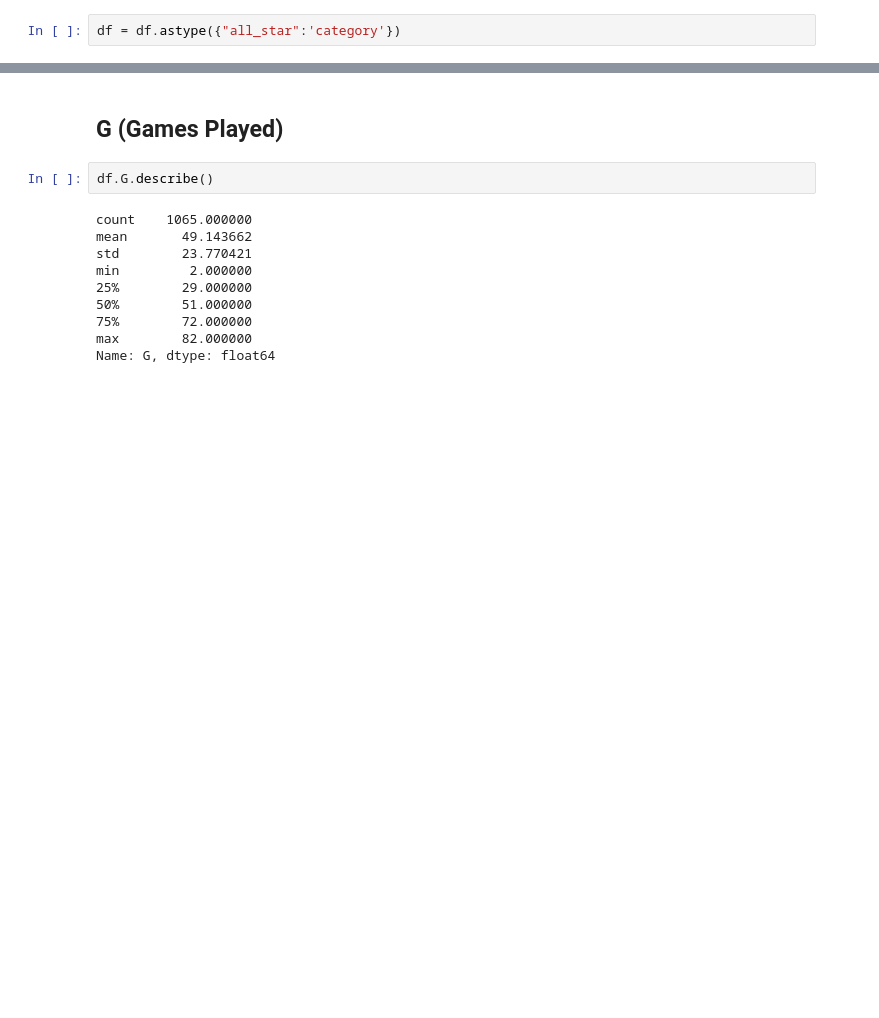
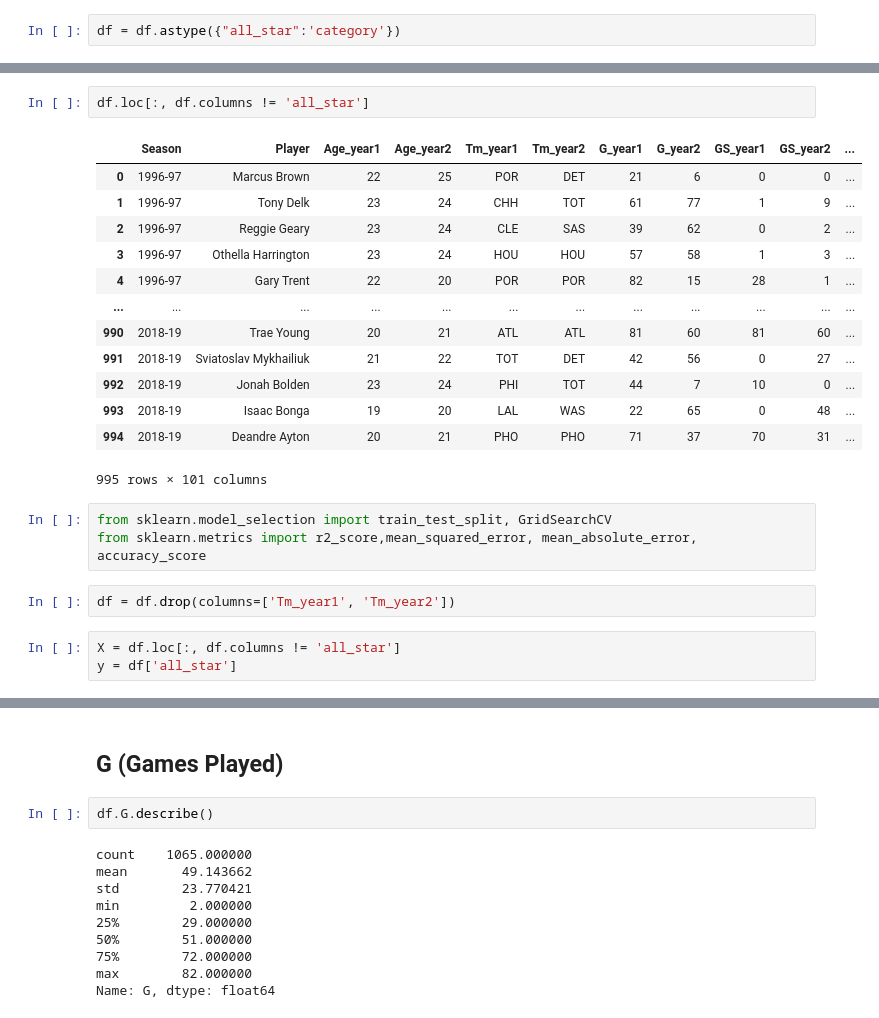
Before and after one commit to coleppert/NBA_AllStar_Prediction_Model, a Jupyter notebook: EDA-FeatureEngineering/Exploratory Data Analysis.ipynb, the cells around one changed output, grey strips where cells are left out. Cells and saved outputs as stored; diff of their text form; blank space fills up the shorter version.

```diff
--- a/EDA-FeatureEngineering/Exploratory Data Analysis.ipynb
+++ b/EDA-FeatureEngineering/Exploratory Data Analysis.ipynb
@@ -88,0 +83,24 @@ plt.show()
+# %%
+df.loc[:, df.columns != 'all_star']
+# %% [output]
+|  | Season | Player | Age_year1 | Age_year2 | Tm_year1 | Tm_year2 | G_year1 | G_year2 | GS_year1 | GS_year2 | ... |
+| 0 | 1996-97 | Marcus Brown | 22 | 25 | POR | DET | 21 | 6 | 0 | 0 | ... |
+| 1 | 1996-97 | Tony Delk | 23 | 24 | CHH | TOT | 61 | 77 | 1 | 9 | ... |
+| 2 | 1996-97 | Reggie Geary | 23 | 24 | CLE | SAS | 39 | 62 | 0 | 2 | ... |
+| 3 | 1996-97 | Othella Harrington | 23 | 24 | HOU | HOU | 57 | 58 | 1 | 3 | ... |
+| 4 | 1996-97 | Gary Trent | 22 | 20 | POR | POR | 82 | 15 | 28 | 1 | ... |
+| ... | ... | ... | ... | ... | ... | ... | ... | ... | ... | ... | ... |
+| 990 | 2018-19 | Trae Young | 20 | 21 | ATL | ATL | 81 | 60 | 81 | 60 | ... |
+| 991 | 2018-19 | Sviatoslav Mykhailiuk | 21 | 22 | TOT | DET | 42 | 56 | 0 | 27 | ... |
+| 992 | 2018-19 | Jonah Bolden | 23 | 24 | PHI | TOT | 44 | 7 | 10 | 0 | ... |
+| 993 | 2018-19 | Isaac Bonga | 19 | 20 | LAL | WAS | 22 | 65 | 0 | 48 | ... |
+| 994 | 2018-19 | Deandre Ayton | 20 | 21 | PHO | PHO | 71 | 37 | 70 | 31 | ... |
+995 rows × 101 columns
+# %%
+from sklearn.model_selection import train_test_split, GridSearchCV
+from sklearn.metrics import r2_score,mean_squared_error, mean_absolute_error, accuracy_score
+# %%
+df = df.drop(columns=['Tm_year1', 'Tm_year2'])
+# %%
+X = df.loc[:, df.columns != 'all_star']
+y = df['all_star']
```
Also changed, not shown: parts of 10 cells of this notebook, 1 other file.
